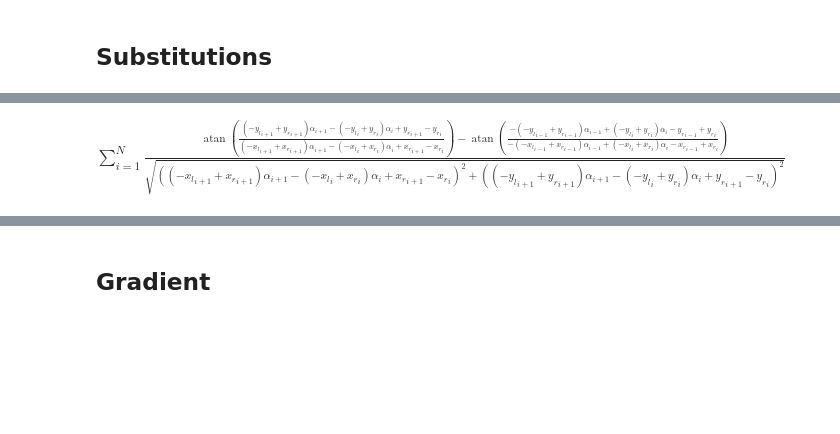
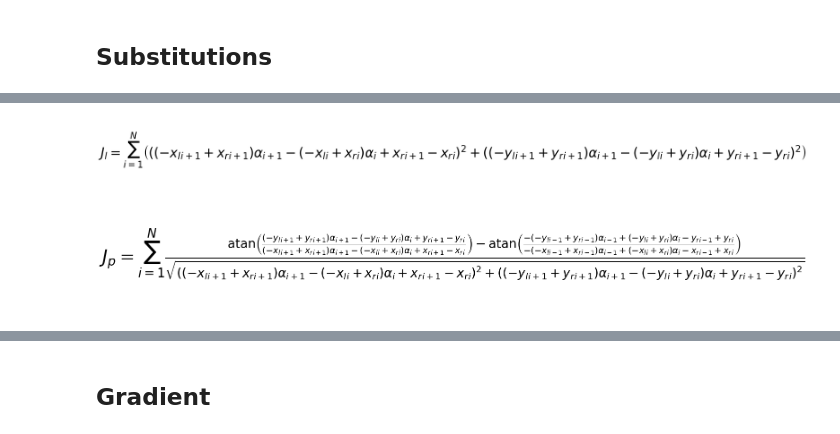
Before and after one commit to giuliovv/trajectory_planning, a Jupyter notebook: trajectory_derivate.ipynb, the cells around one changed output, grey strips where cells are left out. Saved outputs shown, nothing was run; the diff lists cells and outputs as text; code cells hidden in the pictures; blank space fills up the shorter version.

```diff
--- a/trajectory_derivate.ipynb
+++ b/trajectory_derivate.ipynb
@@ -55,5 +55,6 @@ Jl = Jl \
     .subs(x[i], xr[i]+a[i]*(xr[i]-xl[i])) \
     .subs(y[i], yr[i]+a[i]*(yr[i]-yl[i])) \
     .subs(y[i+1], yr[i+1]+a[i+1]*(yr[i+1]-yl[i+1]))
-Sum(Jl, ("i", 1, N))
+
+print_latex(Sum(Jl, ("i", 1, N)), title="J_l")
 # %% [output]
@@ -61,3 +61,4 @@ $\displaystyle \sum_{i=1}^{N} \left(\left(\left(- {x_{l}}_{i + 1} + {x_{r}}_{i +
+[figure, added]
 # %%
 Jp = Jp \
     .subs(x[i+1], xr[i+1]+a[i+1]*(xr[i+1]-xl[i+1])) \
@@ -66,8 +67,9 @@ Jp = Jp \
     .subs(y[i], yr[i]+a[i]*(yr[i]-yl[i])) \
     .subs(y[i+1], yr[i+1]+a[i+1]*(yr[i+1]-yl[i+1])) \
     .subs(y[i-1], yr[i-1]+a[i-1]*(yr[i-1]-yl[i-1]))
-Sum(Jp, ("i", 1, N))
+
+print_latex(Sum(Jp, ("i", 1, N)), title="J_p")
 # %% [output]
-$\displaystyle \sum_{i=1}^{N} \frac{\operatorname{atan}{\left(\frac{\left(- {y_{l}}_{i + 1} + {y_{r}}_{i + 1}\right) {\alpha}_{i + 1} - \left(- {y_{l}}_{i} + {y_{r}}_{i}\right) {\alpha}_{i} + {y_{r}}_{i + 1} - {y_{r}}_{i}}{\left(- {x_{l}}_{i + 1} + {x_{r}}_{i + 1}\right) {\alpha}_{i + 1} - \left(- {x_{l}}_{i} + {x_{r}}_{i}\right) {\alpha}_{i} + {x_{r}}_{i + 1} - {x_{r}}_{i}} \right)} - \operatorname{atan}{\left(\frac{- \left(- {y_{l}}_{i - 1} + {y_{r}}_{i - 1}\right) {\alpha}_{i - 1} + \left(- {y_{l}}_{i} + {y_{r}}_{i}\right) {\alpha}_{i} - {y_{r}}_{i - 1} + {y_{r}}_{i}}{- \left(- {x_{l}}_{i - 1} + {x_{r}}_{i - 1}\right) {\alpha}_{i - 1} + \left(- {x_{l}}_{i} + {x_{r}}_{i}\right) {\alpha}_{i} - {x_{r}}_{i - 1} + {x_{r}}_{i}} \right)}}{\sqrt{\left(\left(- {x_{l}}_{i + 1} + {x_{r}}_{i + 1}\right) {\alpha}_{i + 1} - \left(- {x_{l}}_{i} + {x_{r}}_{i}\right) {\alpha}_{i} + {x_{r}}_{i + 1} - {x_{r}}_{i}\right)^{2} + \left(\left(- {y_{l}}_{i + 1} + {y_{r}}_{i + 1}\right) {\alpha}_{i + 1} - \left(- {y_{l}}_{i} + {y_{r}}_{i}\right) {\alpha}_{i} + {y_{r}}_{i + 1} - {y_{r}}_{i}\right)^{2}}}$
+[figure, added]
 # %%
 J = kl*Sum(Jl, ("i", 1, N)) + kp * Sum(Jp, ("i", 1, N))
```
Also changed, not shown: parts of 8 cells of this notebook.
